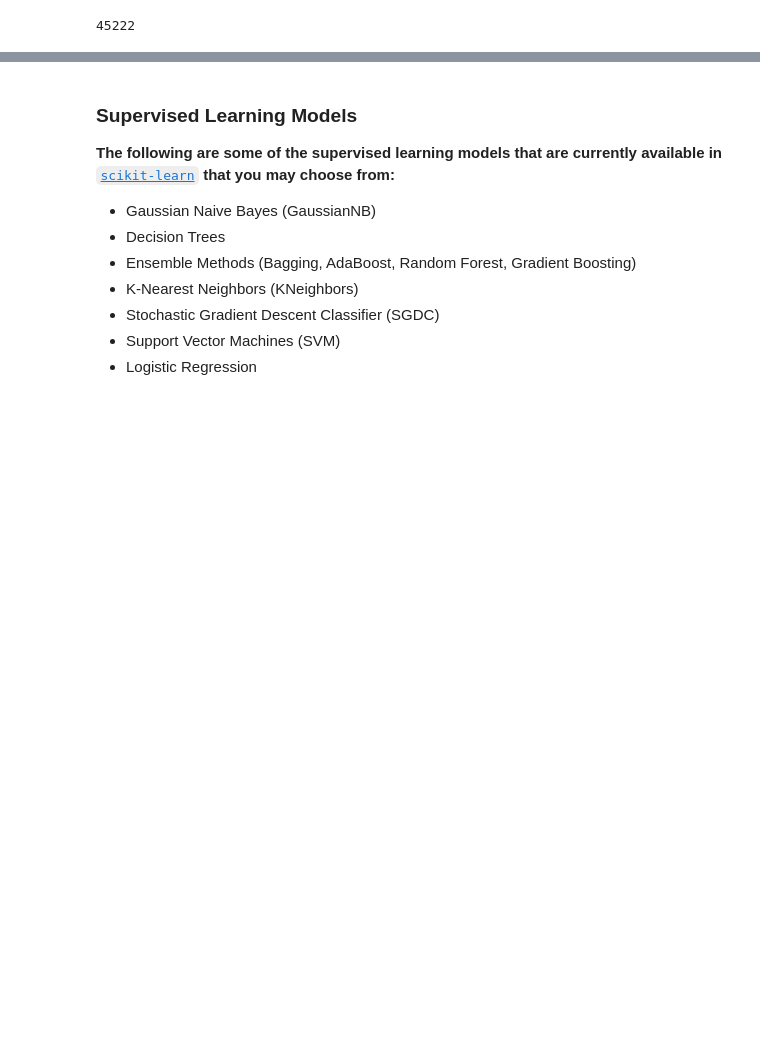
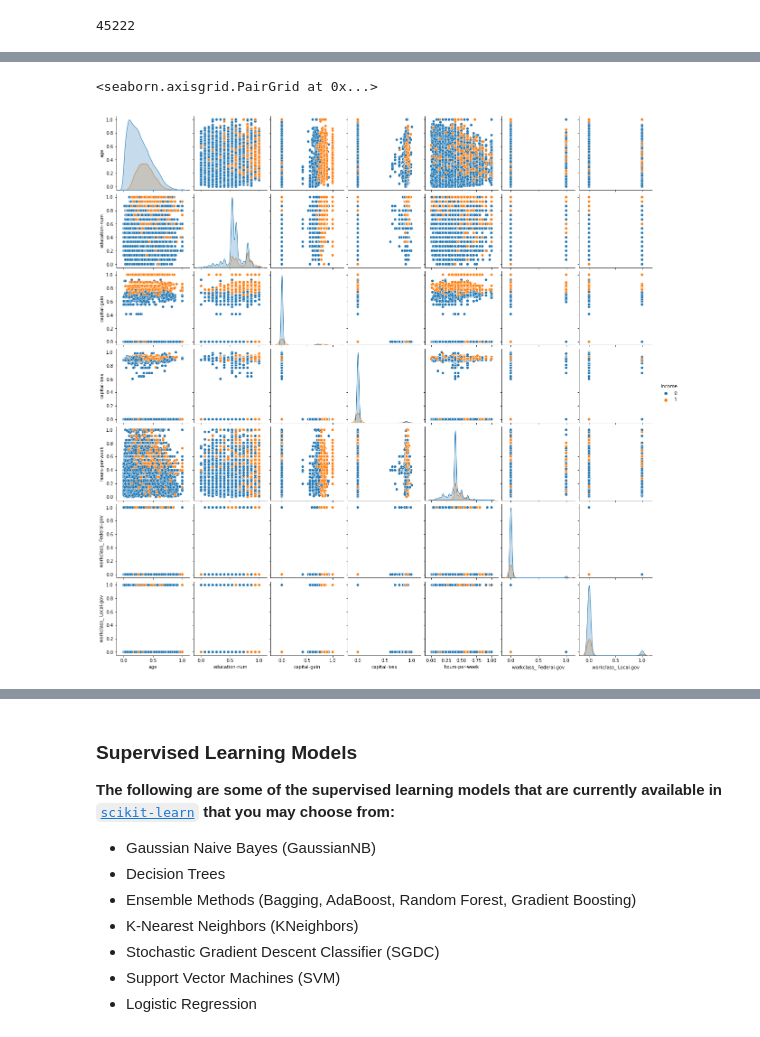
Before and after one commit to amcumber/udacity-charityml, a Jupyter notebook: finding_donors.ipynb, the cells around one changed output, grey strips where cells are left out. Saved outputs shown, nothing was run; the diff lists cells and outputs as text; code cells hidden in the pictures; blank space fills up the shorter version.

```diff
--- a/finding_donors.ipynb
+++ b/finding_donors.ipynb
@@ -285,0 +330,5 @@ Naive Predictor: [Accuracy score: 0.2478, F-score: 0.2334]
+# %%
+sns.pairplot(select_data, hue='income')
+# %% [output]
+<seaborn.axisgrid.PairGrid at 0x...>
+[figure, added]
```
Also changed, not shown: parts of 33 cells of this notebook, 1 other file.
